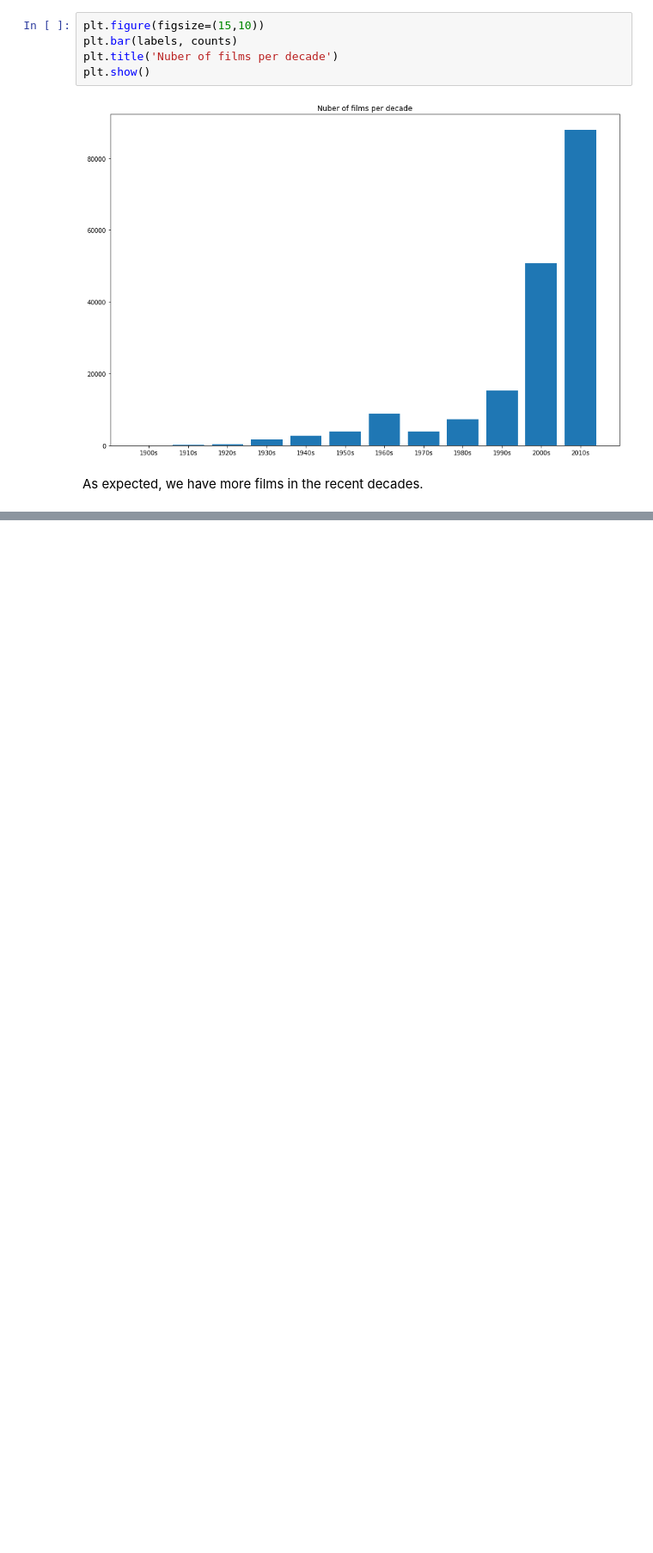
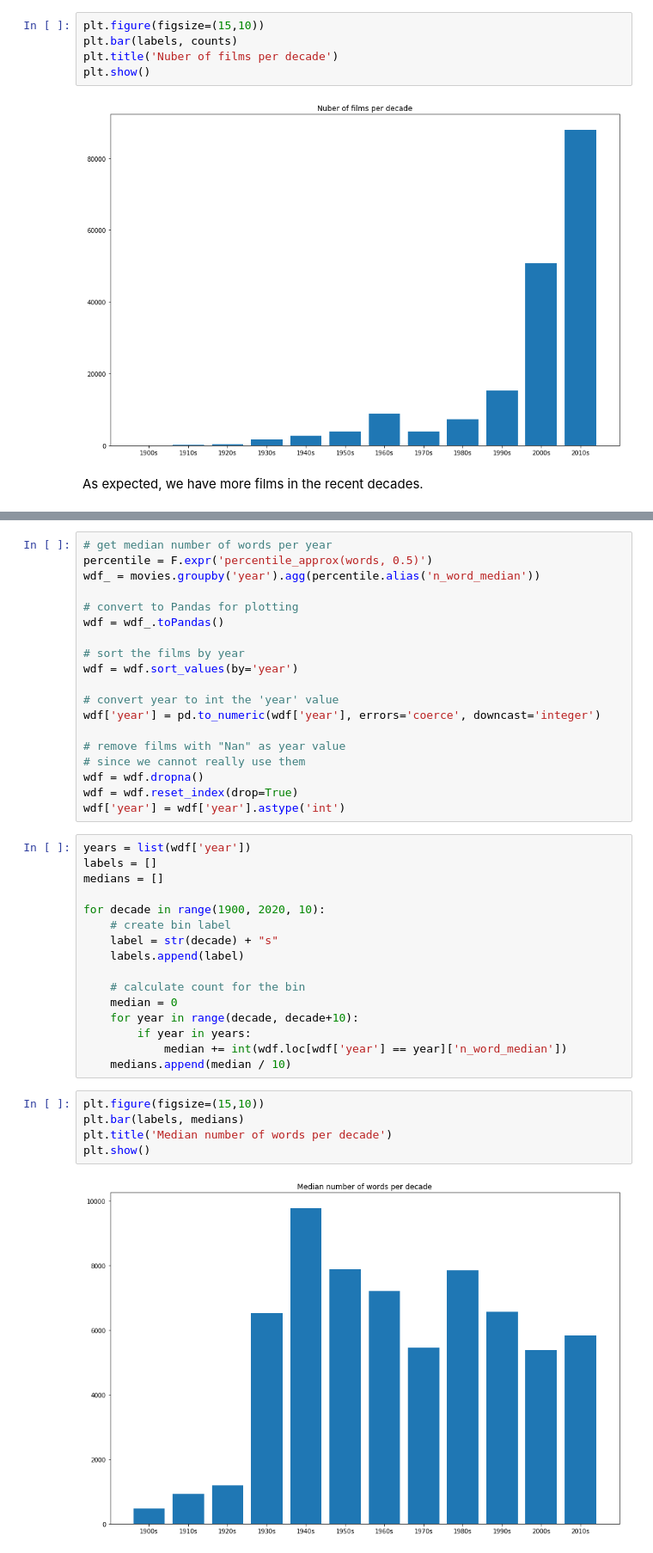
Before and after one commit to RobertInjac/ADA-Project-2018-OpenSubtitles, a Jupyter notebook: Project.ipynb, the cells around one changed output, grey strips where cells are left out. Shown: that part at 86% size. Saved outputs shown, nothing was run; the diff lists cells and outputs as text; blank space fills up the shorter version.

```diff
--- a/Project.ipynb
+++ b/Project.ipynb
@@ -275,0 +332,42 @@ As expected, we have more films in the recent decades.
+# %%
+# get median number of words per year
+percentile = F.expr('percentile_approx(words, 0.5)')
+wdf_ = movies.groupby('year').agg(percentile.alias('n_word_median'))
+
+# convert to Pandas for plotting
+wdf = wdf_.toPandas()
+
+# sort the films by year
+wdf = wdf.sort_values(by='year')
+
+# convert year to int the 'year' value
+wdf['year'] = pd.to_numeric(wdf['year'], errors='coerce', downcast='integer')
+
+# remove films with "Nan" as year value
+# since we cannot really use them
+wdf = wdf.dropna()
+wdf = wdf.reset_index(drop=True)
+wdf['year'] = wdf['year'].astype('int')
+# %%
+years = list(wdf['year'])
+labels = []
+medians = []
+
+for decade in range(1900, 2020, 10):
+    # create bin label
+    label = str(decade) + "s"
+    labels.append(label)
+
+    # calculate count for the bin
+    median = 0
+    for year in range(decade, decade+10):
+        if year in years:
+            median += int(wdf.loc[wdf['year'] == year]['n_word_median'])
+    medians.append(median / 10)
+# %%
+plt.figure(figsize=(15,10))
+plt.bar(labels, medians)
+plt.title('Median number of words per decade')
+plt.show()
+# %% [output]
+[figure, added]
```
Also changed, not shown: parts of 10 cells of this notebook.
